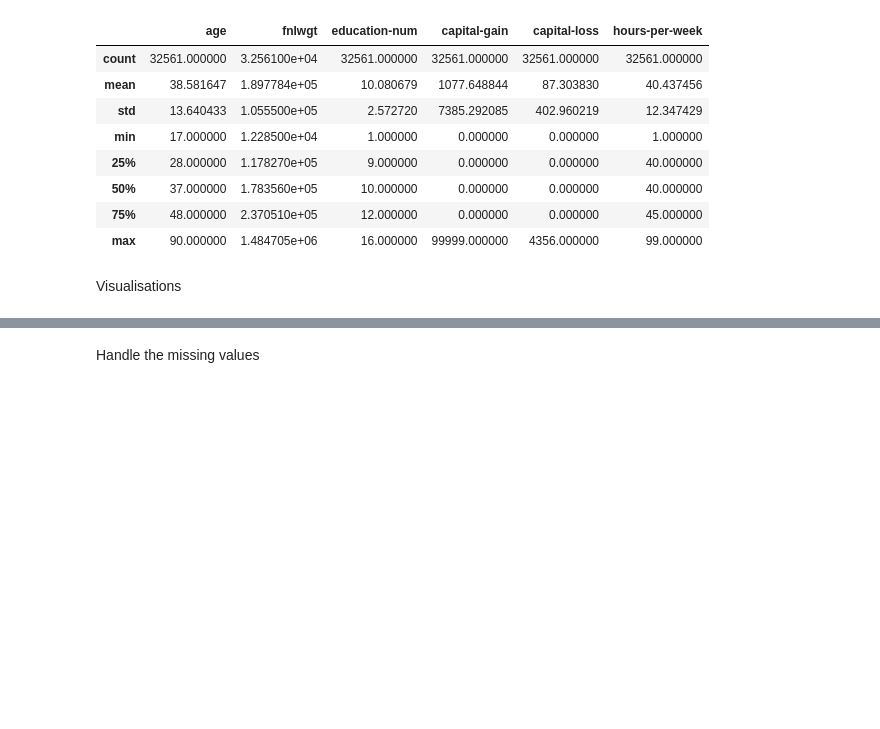
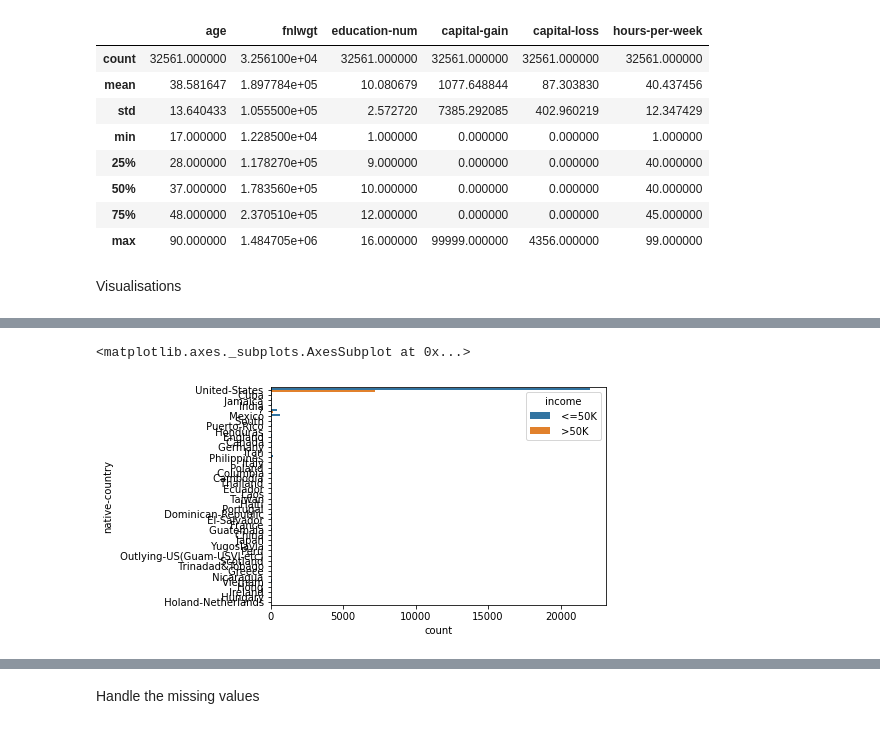
Before and after one commit to DeepankarAcharyya/6th_sem_Assignments, a Jupyter notebook: Data_Mining_and_Data_Warehousing/KNN-classifier/KNN-Assignment-CSB17017.ipynb, the cells around one changed output, grey strips where cells are left out. Saved outputs shown, nothing was run; the diff lists cells and outputs as text; code cells hidden in the pictures; blank space fills up the shorter version.

```diff
--- a/Data_Mining_and_Data_Warehousing/KNN-classifier/KNN-Assignment-CSB17017.ipynb
+++ b/Data_Mining_and_Data_Warehousing/KNN-classifier/KNN-Assignment-CSB17017.ipynb
@@ -64,0 +109,5 @@ Visualisations
+# %%
+sns.countplot(y='native-country', hue='income', data=adult_data_train)
+# %% [output]
+<matplotlib.axes._subplots.AxesSubplot at 0x...>
+[figure, added]
```
Also changed, not shown: parts of 18 cells of this notebook.
